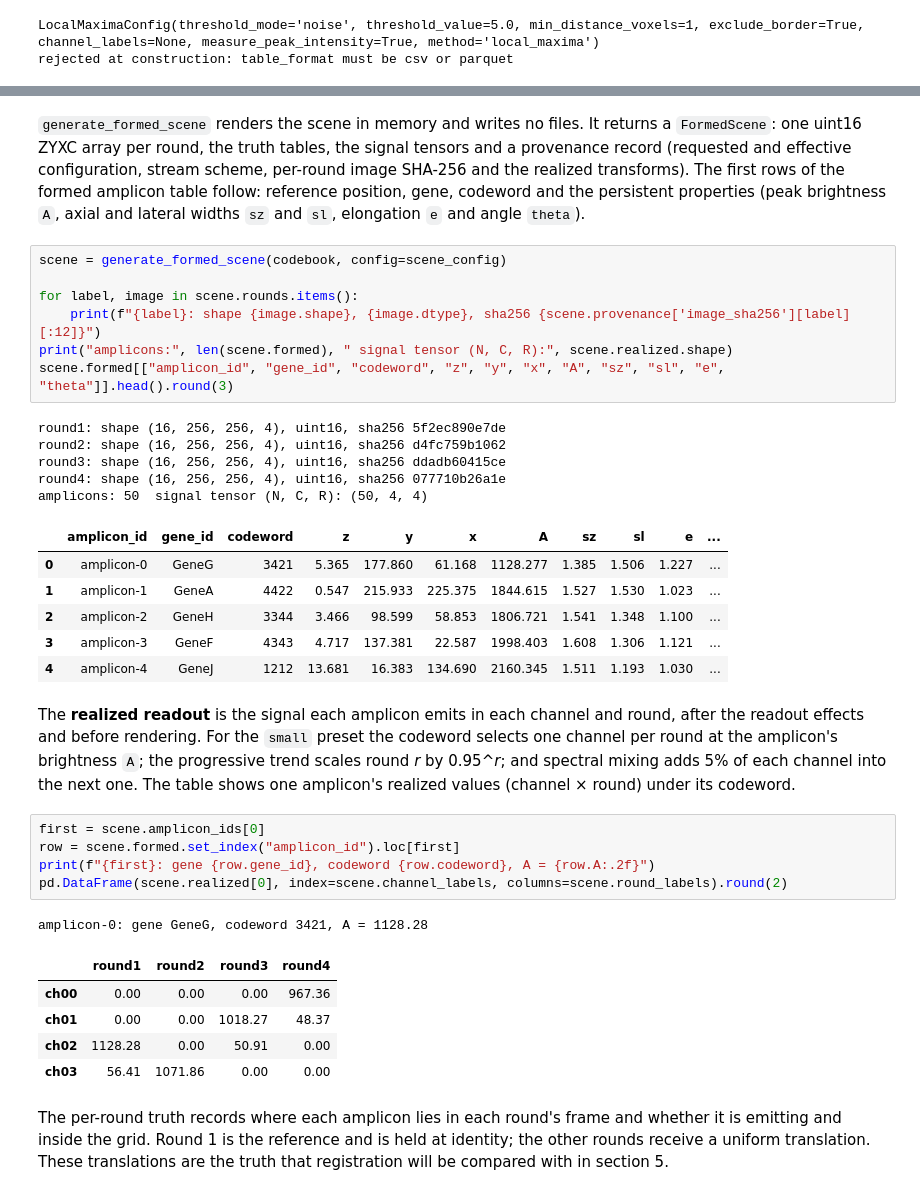
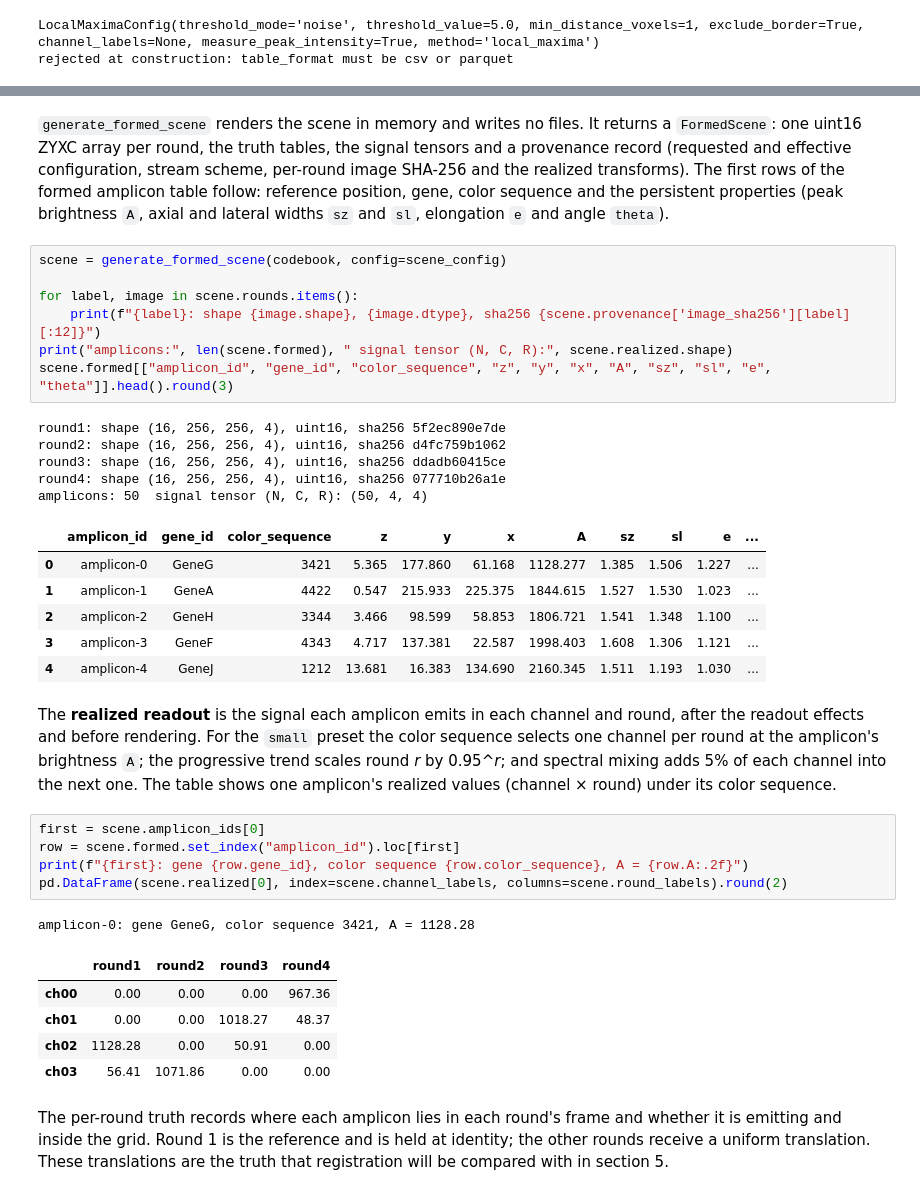
Before and after one commit to wanglab-broad/starfinder, a Jupyter notebook: example/introduction/starfinder_foundation_tour.ipynb, the cells around one changed output, grey strips where cells are left out. Drawn from its saved outputs; the diff is of its cells as text.

```diff
--- a/example/introduction/starfinder_foundation_tour.ipynb
+++ b/example/introduction/starfinder_foundation_tour.ipynb
@@ -193,23 +199,23 @@ color -> channel index: {'1': 0, '2': 1, '3': 2, '4': 3}
 a `FormedScene`: one uint16 ZYXC array per round, the truth tables, the signal
 tensors and a provenance record (requested and effective configuration, stream
 scheme, per-round image SHA-256 and the realized transforms). The first rows of
-the formed amplicon table follow: reference position, gene, codeword and the
-persistent properties (peak brightness `A`, axial and lateral widths `sz` and
+the formed amplicon table follow: reference position, gene, color sequence and
+the persistent properties (peak brightness `A`, axial and lateral widths `sz` and
 `sl`, elongation `e` and angle `theta`).
 # %%
 scene = generate_formed_scene(codebook, config=scene_config)
 
 for label, image in scene.rounds.items():
     print(f"{label}: shape {image.shape}, {image.dtype}, sha256 {scene.provenance['image_sha256'][label][:12]}")
 print("amplicons:", len(scene.formed), " signal tensor (N, C, R):", scene.realized.shape)
-scene.formed[["amplicon_id", "gene_id", "codeword", "z", "y", "x", "A", "sz", "sl", "e", "theta"]].head().round(3)
+scene.formed[["amplicon_id", "gene_id", "color_sequence", "z", "y", "x", "A", "sz", "sl", "e", "theta"]].head().round(3)
 # %% [output]
 round1: shape (16, 256, 256, 4), uint16, sha256 5f2ec890e7de
 round2: shape (16, 256, 256, 4), uint16, sha256 d4fc759b1062
 round3: shape (16, 256, 256, 4), uint16, sha256 ddadb60415ce
 round4: shape (16, 256, 256, 4), uint16, sha256 077710b26a1e
 amplicons: 50  signal tensor (N, C, R): (50, 4, 4)
-|  | amplicon_id | gene_id | codeword | z | y | x | A | sz | sl | e | ... |
+|  | amplicon_id | gene_id | color_sequence | z | y | x | A | sz | sl | e | ... |
 | 0 | amplicon-0 | GeneG | 3421 | 5.365 | 177.860 | 61.168 | 1128.277 | 1.385 | 1.506 | 1.227 | ... |
 | 1 | amplicon-1 | GeneA | 4422 | 0.547 | 215.933 | 225.375 | 1844.615 | 1.527 | 1.530 | 1.023 | ... |
 | 2 | amplicon-2 | GeneH | 3344 | 3.466 | 98.599 | 58.853 | 1806.721 | 1.541 | 1.348 | 1.100 | ... |
@@ -218,17 +224,17 @@ amplicons: 50  signal tensor (N, C, R): (50, 4, 4)
 # %% [markdown]
 The **realized readout** is the signal each amplicon emits in each channel and
 round, after the readout effects and before rendering. For the `small` preset the
-codeword selects one channel per round at the amplicon's brightness `A`; the
+color sequence selects one channel per round at the amplicon's brightness `A`; the
 progressive trend scales round *r* by 0.95^*r*; and spectral mixing adds 5% of each
 channel into the next one. The table shows one amplicon's realized values
-(channel × round) under its codeword.
+(channel × round) under its color sequence.
 # %%
 first = scene.amplicon_ids[0]
 row = scene.formed.set_index("amplicon_id").loc[first]
-print(f"{first}: gene {row.gene_id}, codeword {row.codeword}, A = {row.A:.2f}")
+print(f"{first}: gene {row.gene_id}, color sequence {row.color_sequence}, A = {row.A:.2f}")
 pd.DataFrame(scene.realized[0], index=scene.channel_labels, columns=scene.round_labels).round(2)
 # %% [output]
-amplicon-0: gene GeneG, codeword 3421, A = 1128.28
+amplicon-0: gene GeneG, color sequence 3421, A = 1128.28
 |  | round1 | round2 | round3 | round4 |
 | ch00 | 0.00 | 0.00 | 0.00 | 967.36 |
 | ch01 | 0.00 | 0.00 | 1018.27 | 48.37 |
```
Also changed, not shown: parts of 29 cells of this notebook.
